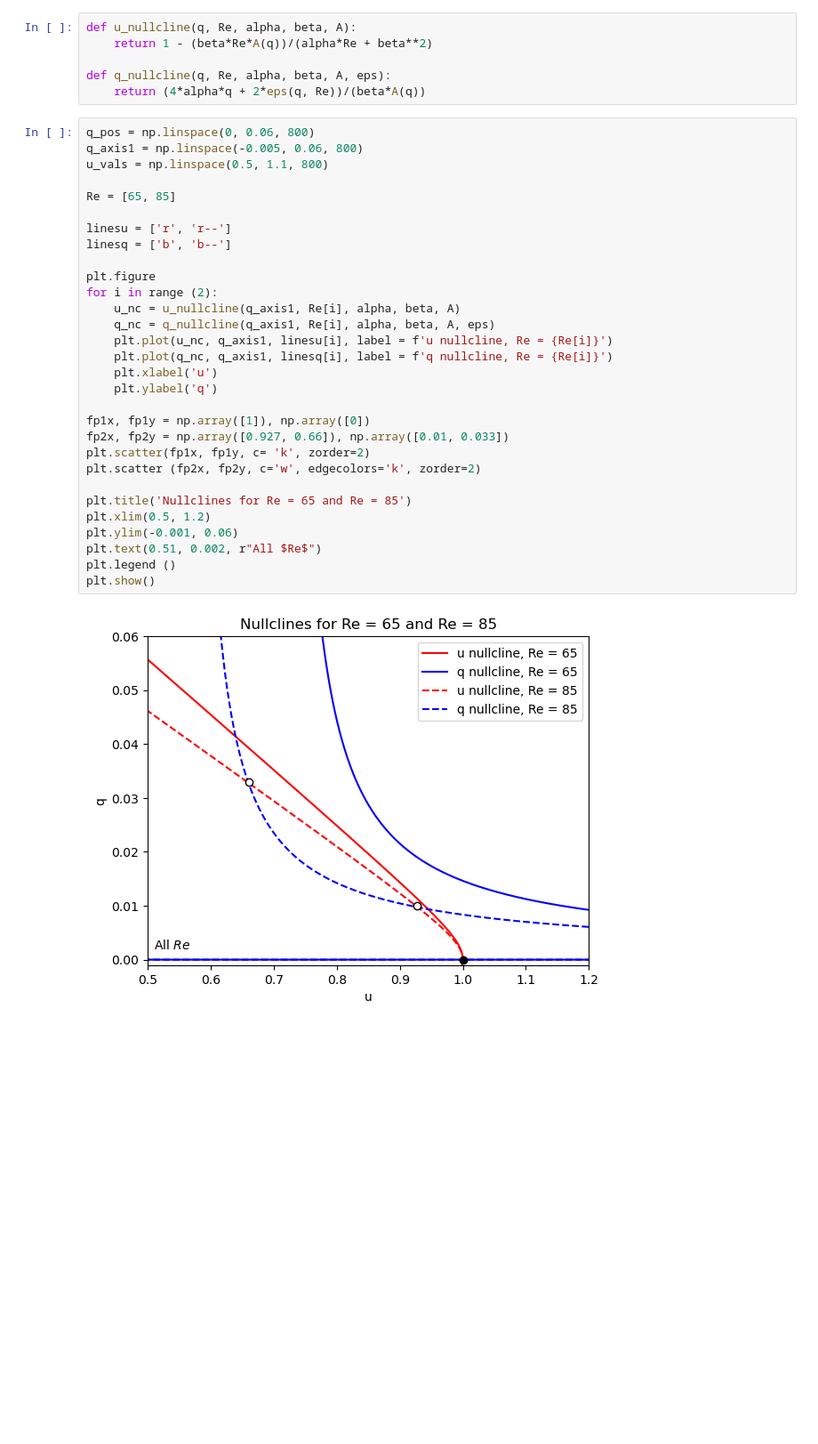
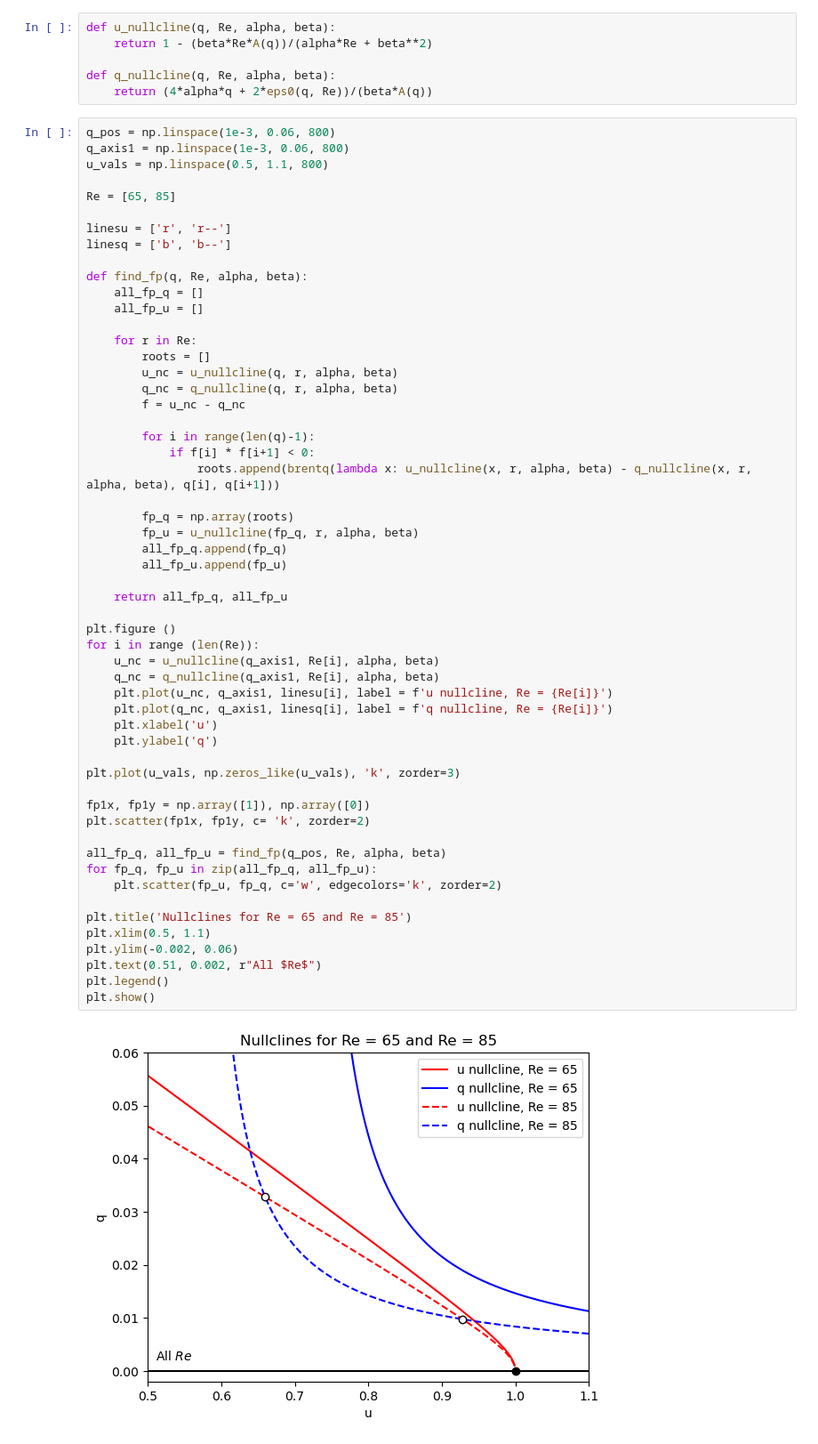
Before and after one commit to adamrattigan1-glitch/Rscam-Project, a Jupyter notebook: Flossie_fig6.ipynb, the cells around one changed output. Shown at 89% size. Saved outputs shown, nothing was run; the diff lists cells and outputs as text; blank space fills up the shorter version.

```diff
--- a/Flossie_fig6.ipynb
+++ b/Flossie_fig6.ipynb
@@ -36,41 +36,66 @@ def q_dot (q, Re):
 # %%
-def u_nullcline(q, Re, alpha, beta, A):
+def u_nullcline(q, Re, alpha, beta):
     return 1 - (beta*Re*A(q))/(alpha*Re + beta**2)
 
-def q_nullcline(q, Re, alpha, beta, A, eps):
-    return (4*alpha*q + 2*eps(q, Re))/(beta*A(q))
+def q_nullcline(q, Re, alpha, beta):
+    return (4*alpha*q + 2*eps0(q, Re))/(beta*A(q))
 # %%
-q_pos = np.linspace(0, 0.06, 800)
-q_axis1 = np.linspace(-0.005, 0.06, 800)
+q_pos = np.linspace(1e-3, 0.06, 800)
+q_axis1 = np.linspace(1e-3, 0.06, 800)
 u_vals = np.linspace(0.5, 1.1, 800)
 
 Re = [65, 85]
 
 linesu = ['r', 'r--']
 linesq = ['b', 'b--']
 
-plt.figure
-for i in range (2):
-    u_nc = u_nullcline(q_axis1, Re[i], alpha, beta, A)
-    q_nc = q_nullcline(q_axis1, Re[i], alpha, beta, A, eps)
+def find_fp(q, Re, alpha, beta):
+    all_fp_q = []
+    all_fp_u = []
+
+    for r in Re:
+        roots = []
+        u_nc = u_nullcline(q, r, alpha, beta)
+        q_nc = q_nullcline(q, r, alpha, beta)
+        f = u_nc - q_nc
+
+        for i in range(len(q)-1):
+            if f[i] * f[i+1] < 0:
+                roots.append(brentq(lambda x: u_nullcline(x, r, alpha, beta) - q_nullcline(x, r, alpha, beta), q[i], q[i+1]))
+
+        fp_q = np.array(roots)
+        fp_u = u_nullcline(fp_q, r, alpha, beta)
+        all_fp_q.append(fp_q)
+        all_fp_u.append(fp_u)
+
+    return all_fp_q, all_fp_u
+
+plt.figure ()
+for i in range (len(Re)):
+    u_nc = u_nullcline(q_axis1, Re[i], alpha, beta)
+    q_nc = q_nullcline(q_axis1, Re[i], alpha, beta)
     plt.plot(u_nc, q_axis1, linesu[i], label = f'u nullcline, Re = {Re[i]}')
     plt.plot(q_nc, q_axis1, linesq[i], label = f'q nullcline, Re = {Re[i]}')
     plt.xlabel('u')
     plt.ylabel('q')
 
+plt.plot(u_vals, np.zeros_like(u_vals), 'k', zorder=3)
+
 fp1x, fp1y = np.array([1]), np.array([0])
-fp2x, fp2y = np.array([0.927, 0.66]), np.array([0.01, 0.033])
 plt.scatter(fp1x, fp1y, c= 'k', zorder=2)
-plt.scatter (fp2x, fp2y, c='w', edgecolors='k', zorder=2)
+
+all_fp_q, all_fp_u = find_fp(q_pos, Re, alpha, beta)
+for fp_q, fp_u in zip(all_fp_q, all_fp_u):
+    plt.scatter(fp_u, fp_q, c='w', edgecolors='k', zorder=2)
 
 plt.title('Nullclines for Re = 65 and Re = 85')
-plt.xlim(0.5, 1.2)
-plt.ylim(-0.001, 0.06)
+plt.xlim(0.5, 1.1)
+plt.ylim(-0.002, 0.06)
 plt.text(0.51, 0.002, r"All $Re$")
-plt.legend ()
+plt.legend()
 plt.show()
 # %% [output]
-[figure, old version]
+[figure, new version]
 # %%
 def q_Jacobian(q, u, Re, alpha, beta, a, c, eta):
     dAdq = a*q/np.sqrt(q**2 + eta**2)
```
Also changed, not shown: parts of 6 cells of this notebook, 1 other file.
